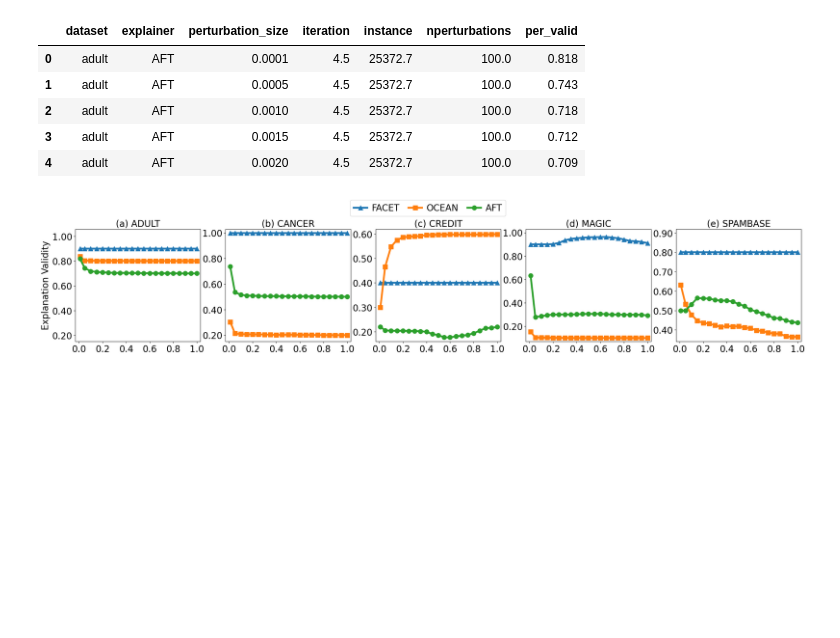
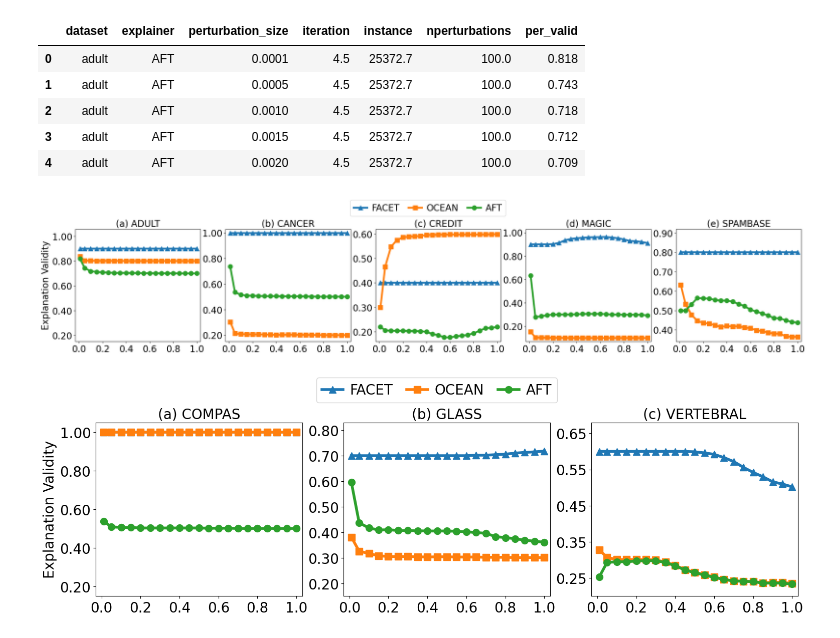
Before and after one commit to PeterVanNostrand/FACET, a Jupyter notebook: figures/pertubation_robustness.ipynb, the cells around one changed output. Drawn from its saved outputs; the diff is of its cells as text; code cells hidden in the pictures; blank space fills up the shorter version.

Commit message:
adding apdx support to pertubration figs

```diff
--- a/figures/pertubation_robustness.ipynb
+++ b/figures/pertubation_robustness.ipynb
@@ -11,7 +11,7 @@ results_path = "../results/perturbations_fig9.csv"
 
 # path to output the figure
 export_figures = True
-output_dir = "./reproducability/"
+output_dir = "./reproducibility/"
 fig_save_name = "perturbation_robustness_fig9"
 fig_type = ".pdf"
 # %%
@@ -141,18 +131,10 @@ for expl in all_explainers:
 plot_fontsize = 20
 figure_widths = [10, 12, 8]
 
-def render_plot_ax(xfeature, yfeature, xlabel, ylabel, title, save_name=None, xrange=None, yrange=None, xlog=False, lloc=None, ylog=False, yticks_multi=None, yrange_multi=None, ytick_format="{:.2f}"):
-
-    #datasets = all_results["dataset"].unique()
-    datasets = [dataset1, dataset2, dataset3, dataset4, dataset5]
-    #datasets = [dataset1, dataset2, dataset3]
-    fig = plt.figure(figsize=[32, 4.5])
-    #fig = plt.figure(figsize=[20, 4.5])
-    ax = fig.subplots(nrows=1, ncols=5, sharex="all")
-    #ax = fig.subplots(nrows=1, ncols=3, sharex="all")
+def render_plot_ax(datasets, xfeature, yfeature, xlabel, ylabel, title, save_name=None, xrange=None, yrange=None, xlog=False, lloc=None, ylog=False, yticks_multi=None, yrange_multi=None, ytick_format="{:.2f}"):
+    fig = plt.figure(figsize=[2 + len(datasets) * 6, 4.5])
+    ax = fig.subplots(nrows=1, ncols=len(datasets), sharex="all")
     fig.subplots_adjust(left=0.2)
-
-
 
     xticks = np.arange(0, 1.01, 0.2)
     yticks = np.arange(0.1, 1.01, 0.2)
@@ -211,0 +185,10 @@ render_plot_ax("perturbation_size", "per_valid", "Perturbation Size (% Space)",
+# %%
+# ######### APPENDIX DATASETS
+datasets_apdx = ["compas", "glass", "vertebral"]
+# axis ranges
+yrange_multi = [[0.15, 1.05], [0.15, .83], [0.20, .68], [0.05, 1.05], [0.35, .92]]
+yticks_multi = [np.arange(0.2, 1.1, 0.2), np.arange(0.2, 1.1, 0.1), np.arange(.25, 1.1, 0.1), np.arange(0.2, 1.1, 0.2), np.arange(0.4, 0.91, 0.1)]
+# create the plot
+render_plot_ax(datasets_apdx, "perturbation_size", "per_valid", "Perturbation Size (% Space)", "Perturbed Validity", "Rate of Explanation Failure", save_name=fig_save_name + "_apdx", xrange=[-0.03, 1.03], yrange_multi=yrange_multi, yticks_multi=yticks_multi, ytick_format="{:.2f}")
+# %% [output]
+[figure, added]
```
Also changed, not shown: parts of 4 cells of this notebook.
